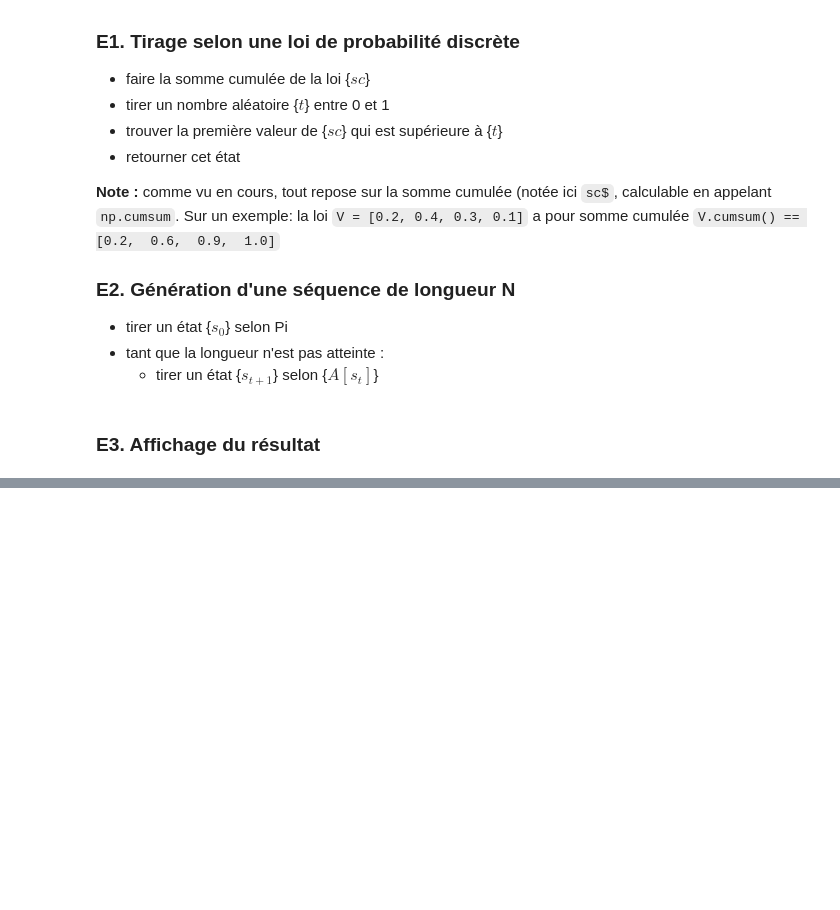
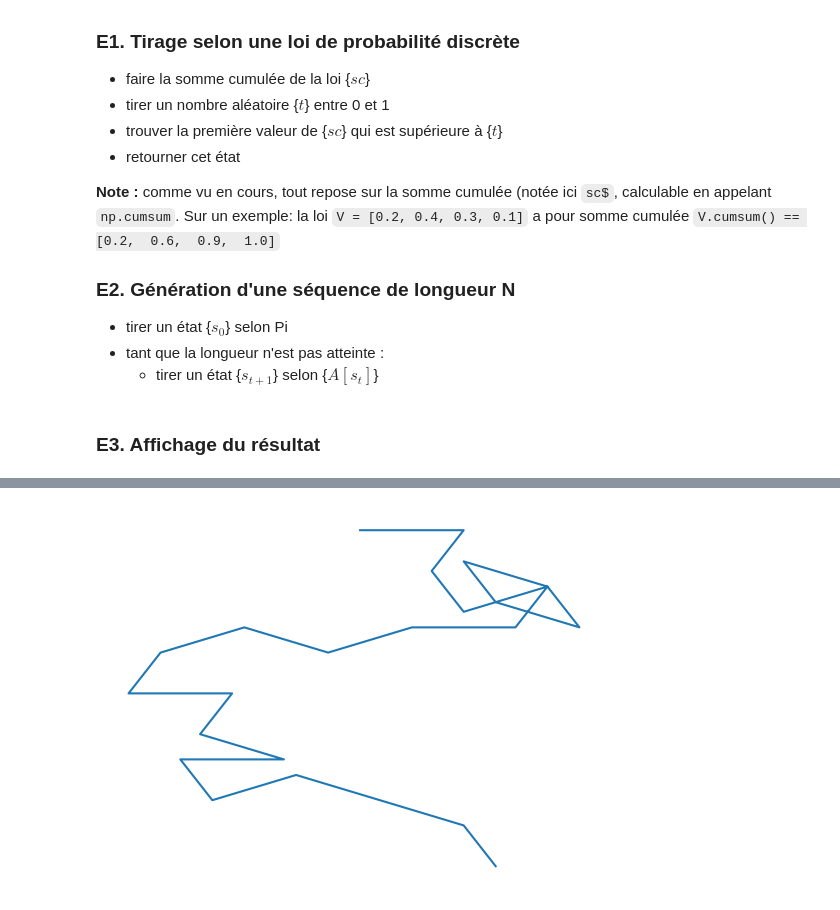
Before and after one commit to White-On/MAPSI_TME_2022, a Jupyter notebook: TME6/Markov_lettres.ipynb, the cells around one changed output, grey strips where cells are left out. Cells and saved outputs as stored; diff of their text form; code cells hidden in the pictures; blank space fills up the shorter version.

```diff
--- a/TME6/Markov_lettres.ipynb
+++ b/TME6/Markov_lettres.ipynb
@@ -629,3 +643,11 @@ def generate(Pi, A, nb_etats):
+# %%
+d = 10
+newa = generate(models[1][0], models[1][1], 23)       # generation d'une séquence d'états
+intervalle = 360. / d                                 # pour passer des états => valeur d'angles
+newa_continu = np.array([i * intervalle for i in newa]) # conv int => double
+tracerLettre(newa_continu)                            # affichage de la lettre
+# %% [output]
+[figure, added]
 # %%
 d = 20
 newa = generate(models[0][0], models[0][1], 23)       # generation d'une séquence d'états
```
Also changed, not shown: parts of 10 cells of this notebook.
